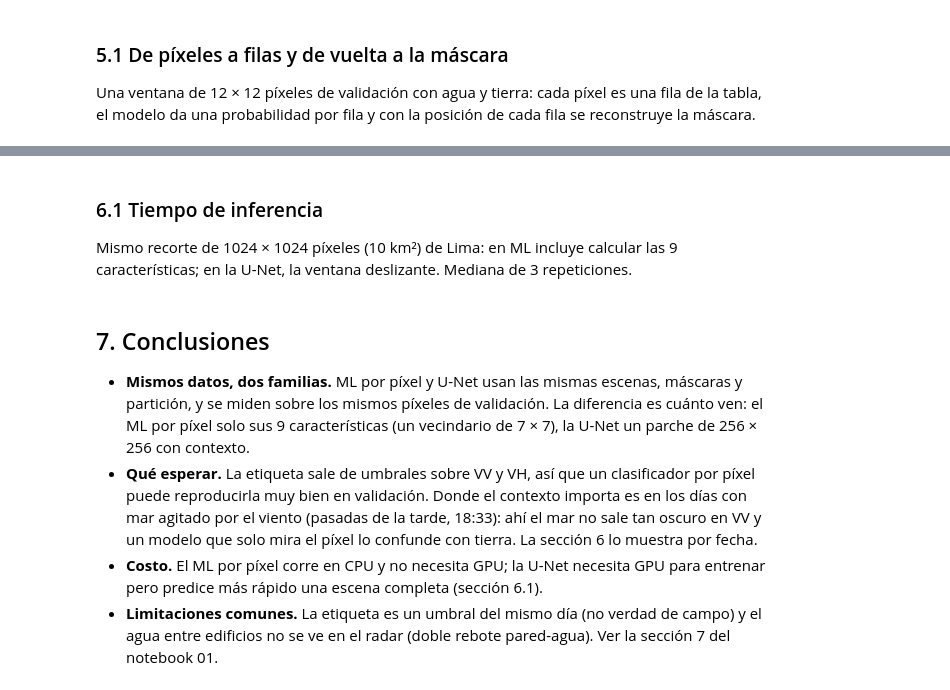
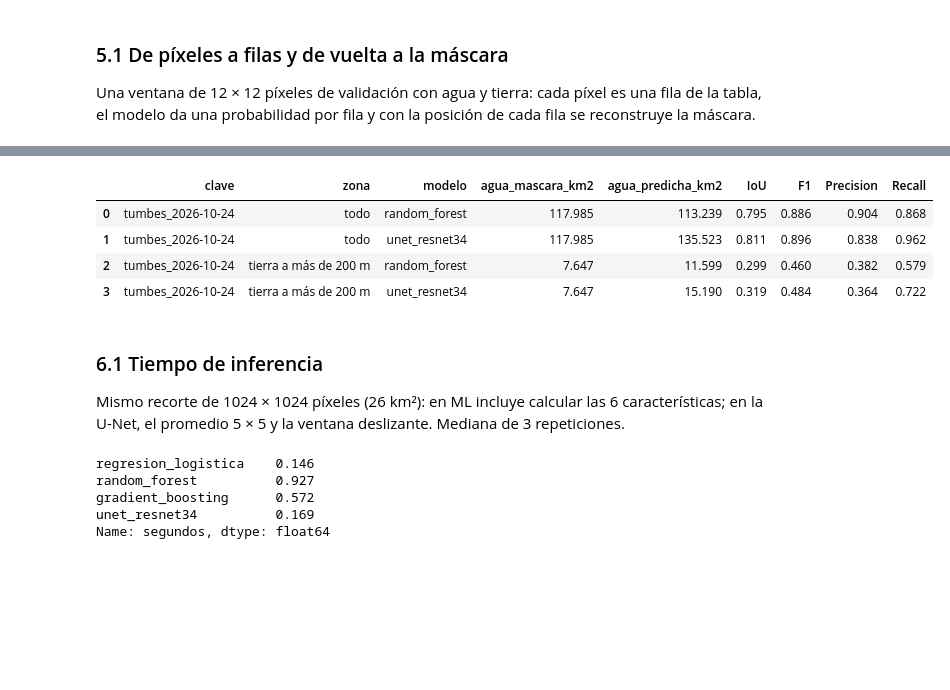
Before and after one commit to 23-Andres-QC/ProyectoFinalMachineLearning, a Jupyter notebook: 02_segmentacion_machine_learning.ipynb, the cells around one changed output, grey strips where cells are left out. Saved outputs shown, nothing was run; the diff lists cells and outputs as text; code cells hidden in the pictures; blank space fills up the shorter version.

```diff
--- a/02_segmentacion_machine_learning.ipynb
+++ b/02_segmentacion_machine_learning.ipynb
@@ -217,30 +294,44 @@ guarda la probabilidad como GeoTIFF en `Data/procesado/ml/predicciones/`.
 # %%
 Path("Data/procesado/ml/predicciones").mkdir(exist_ok=True)
 filas = []
 for e in datos[datos.rol == "externa"].itertuples():
-    vv, vh, valido, sombra, perfil = leer(e.clave)
-    p = np.full(vv.size, np.nan, "float32")
-    p[valido.ravel()] = modelos[mejor].predict_proba(pd.DataFrame(caracteristicas(vv, vh)[valido.ravel()], columns=nombres))[:, 1]
-    p = p.reshape(vv.shape)
+    hh, valido, perfil = leer(e.clave)
+    tabla = caracteristicas(hh)
+    p = np.full(hh.size, np.nan, "float32")
+    ok = np.flatnonzero(valido.ravel())
+    for k in range(0, len(ok), 5_000_000):
+        trozo = ok[k:k + 5_000_000]
+        p[trozo] = modelos[mejor].predict_proba(pd.DataFrame(tabla[trozo], columns=nombres))[:, 1]
+    p = p.reshape(hh.shape)
     et = etiqueta(e.clave)
     with rasterio.open(f"Data/procesado/dl/predicciones/{e.clave}.tif") as f:
         p_unet = f.read(1) / 100
-    filas.append({"clave": e.clave, "agua_mascara_km2": (et == 1).sum() / 1e4, "agua_ml_km2": (p >= umbral[mejor]).sum() / 1e4,
-                  "agua_unet_km2": ((p_unet >= umbral[nombre_unet]) & valido).sum() / 1e4,
-                  **metricas((p >= umbral[mejor])[et != 255], (et == 1)[et != 255])})
-    perfil.update(count=1, dtype="uint8", nodata=255, compress="deflate")
+    with rasterio.open(f"Data/procesado/nisar/{e.ciudad}/worldcover.tif") as f:
+        lejos = ndimage.maximum_filter((f.read(1) == 80).astype("uint8"), 81) == 0
+    for zona, m in [("todo", et != 255), ("tierra a más de 200 m", (et != 255) & lejos)]:
+        for modelo, q in [(mejor, p >= umbral[mejor]), (nombre_unet, p_unet >= umbral[nombre_unet])]:
+            filas.append({"clave": e.clave, "zona": zona, "modelo": modelo, "agua_mascara_km2": (et[m] == 1).sum() * 25 / 1e6,
+                          "agua_predicha_km2": q[m].sum() * 25 / 1e6, **metricas(q[m], et[m] == 1)})
+    perfil.update(dtype="uint8", nodata=255, predictor=1)
     with rasterio.open(f"Data/procesado/ml/predicciones/{e.clave}.tif", "w", **perfil) as f:
         f.write(np.where(valido, np.round(np.nan_to_num(p) * 100), 255).astype("uint8"), 1)
+    del tabla
 externa = pd.DataFrame(filas)
 externa.to_csv("Data/procesado/ml/resultados_externa.csv", index=False)
 externa.round(3)
+# %% [output]
+|  | clave | zona | modelo | agua_mascara_km2 | agua_predicha_km2 | IoU | F1 | Precision | Recall |
+| 0 | tumbes_2026-10-24 | todo | random_forest | 117.985 | 113.239 | 0.795 | 0.886 | 0.904 | 0.868 |
+| 1 | tumbes_2026-10-24 | todo | unet_resnet34 | 117.985 | 135.523 | 0.811 | 0.896 | 0.838 | 0.962 |
+| 2 | tumbes_2026-10-24 | tierra a más de 200 m | random_forest | 7.647 | 11.599 | 0.299 | 0.460 | 0.382 | 0.579 |
+| 3 | tumbes_2026-10-24 | tierra a más de 200 m | unet_resnet34 | 7.647 | 15.190 | 0.319 | 0.484 | 0.364 | 0.722 |
 # %% [markdown]
 ### 6.1 Tiempo de inferencia
 
-Mismo recorte de 1024 × 1024 píxeles (10 km²) de Lima: en ML incluye calcular las 9 características; en la U-Net, la ventana
-deslizante. Mediana de 3 repeticiones.
+Mismo recorte de 1024 × 1024 píxeles (26 km²): en ML incluye calcular las 6 características; en la U-Net, el promedio 5 × 5
+y la ventana deslizante. Mediana de 3 repeticiones.
 # %%
-vv, vh = [a[1000:2024, 1000:2024] for a in leer(datos[datos.rol == "externa"].clave.iloc[0])[:2]]
+hh = leer(datos.clave.iloc[0])[0][1000:2024, 1000:2024]
 
 
 def cronometrar(f):
@@ -253,19 +344,12 @@ def cronometrar(f):
     return np.median(tiempos)
 
 
-tiempos = {n: cronometrar(lambda: m.predict_proba(pd.DataFrame(caracteristicas(vv, vh), columns=nombres))) for n, m in modelos.items()}
-tiempos[nombre_unet] = cronometrar(lambda: mapa(unet, vv, vh))
+tiempos = {n: cronometrar(lambda: m.predict_proba(pd.DataFrame(caracteristicas(hh), columns=nombres))) for n, m in modelos.items()}
+tiempos[nombre_unet] = cronometrar(lambda: mapa(unet, suave(hh, np.isfinite(hh))))
 pd.Series(tiempos, name="segundos").round(3)
+# %% [output]
+regresion_logistica    0.146
+random_forest          0.927
+gradient_boosting      0.572
+unet_resnet34          0.169
+Name: segundos, dtype: float64
-# %% [markdown]
-## 7. Conclusiones
-
-* **Mismos datos, dos familias.** ML por píxel y U-Net usan las mismas escenas, máscaras y partición, y se miden sobre los
-  mismos píxeles de validación. La diferencia es cuánto ven: el ML por píxel solo sus 9 características (un vecindario de
-  7 × 7), la U-Net un parche de 256 × 256 con contexto.
-* **Qué esperar.** La etiqueta sale de umbrales sobre VV y VH, así que un clasificador por píxel puede reproducirla muy bien
-  en validación. Donde el contexto importa es en los días con mar agitado por el viento (pasadas de la tarde, 18:33): ahí el
-  mar no sale tan oscuro en VV y un modelo que solo mira el píxel lo confunde con tierra. La sección 6 lo muestra por fecha.
-* **Costo.** El ML por píxel corre en CPU y no necesita GPU; la U-Net necesita GPU para entrenar pero predice más rápido una
-  escena completa (sección 6.1).
-* **Limitaciones comunes.** La etiqueta es un umbral del mismo día (no verdad de campo) y el agua entre edificios no se ve en
-  el radar (doble rebote pared-agua). Ver la sección 7 del notebook 01.
```
Also changed, not shown: parts of 17 cells of this notebook, 4 other files.
